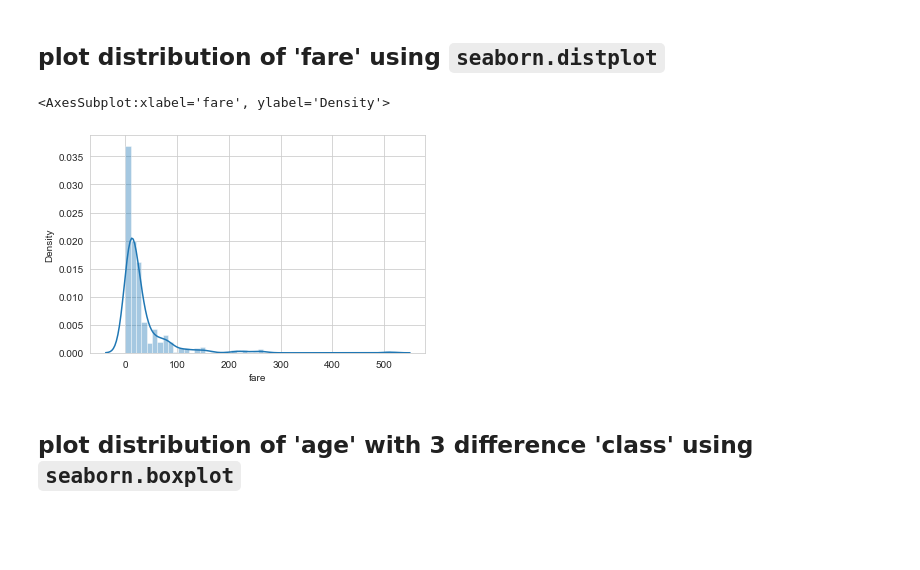
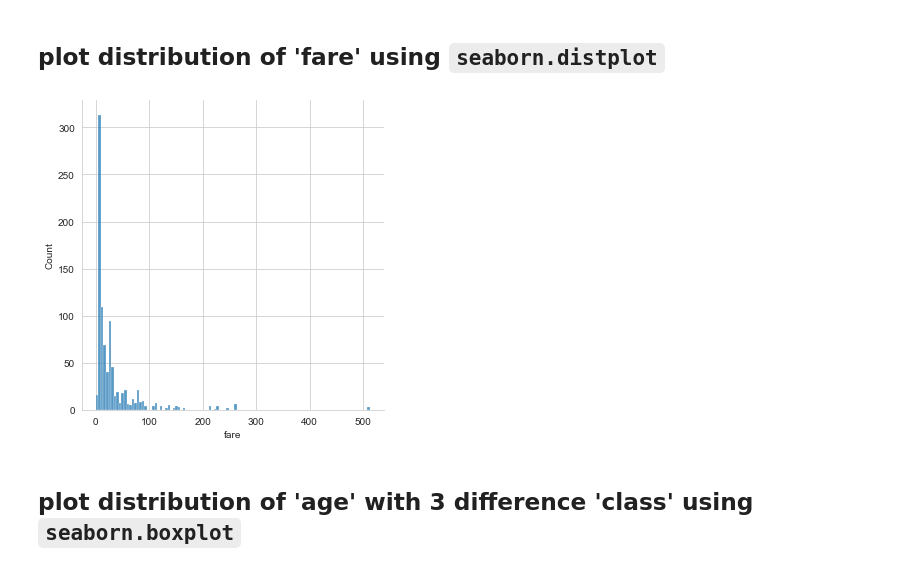
Before and after one commit to datacuriosity/MCI_Python_VIP_25_Level_1, a Jupyter notebook: Assignments/Session_04/Requirement/NNLinh_Seaborn_Exercises.ipynb, the cells around one changed output. Drawn from its saved outputs; the diff is of its cells as text; code cells hidden in the pictures; blank space fills up the shorter version.

```diff
--- a/Assignments/Session_04/Requirement/NNLinh_Seaborn_Exercises.ipynb
+++ b/Assignments/Session_04/Requirement/NNLinh_Seaborn_Exercises.ipynb
@@ -30,9 +30,8 @@ sns.jointplot(data=titanic, x="fare", y="age");
 # %% [markdown]
 ## plot distribution of 'fare' using ``seaborn.distplot``
 # %%
-sns.distplot(titanic.fare)
+sns.displot(titanic['fare']);
 # %% [output]
-<AxesSubplot:xlabel='fare', ylabel='Density'>
-[figure, old version]
+[figure, new version]
 # %% [markdown]
 ## plot distribution of 'age' with 3 difference 'class' using ``seaborn.boxplot``
```
Also changed, not shown: parts of 12 cells of this notebook.
